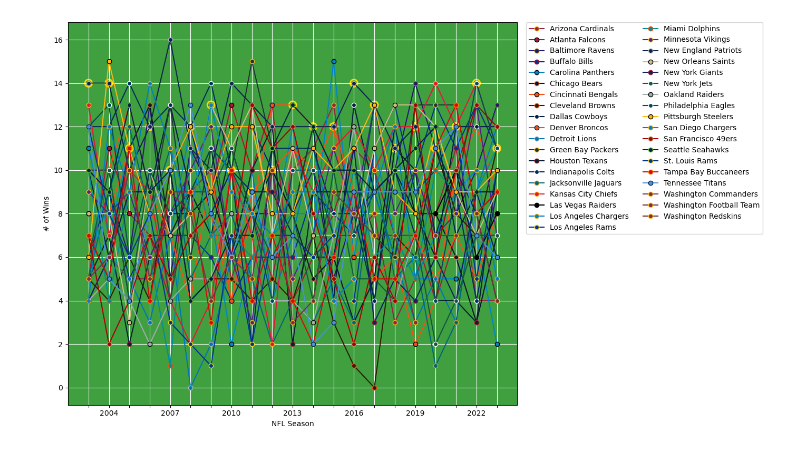
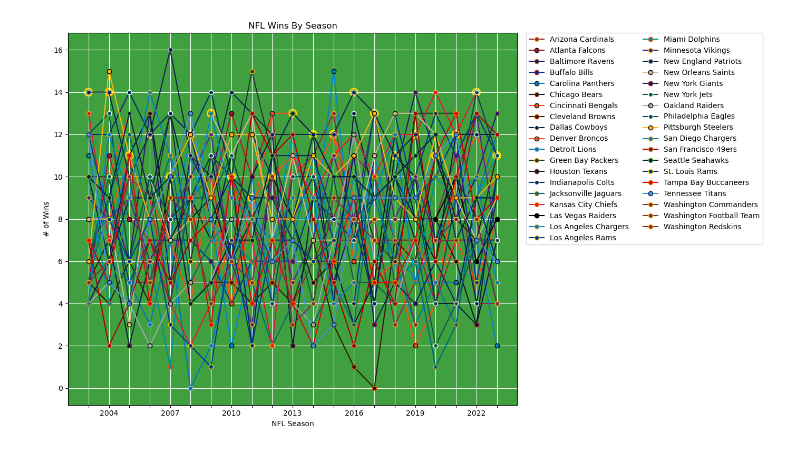
Before and after one commit to kjackson-20/KadenJ-INFSCI1520-Final-Project, a Jupyter notebook: KGJ8-INFSCI-1520-Final-Visualization.ipynb, the cells around one changed output. Drawn from its saved outputs; the diff is of its cells as text; code cells hidden in the pictures.

```diff
--- a/KGJ8-INFSCI-1520-Final-Visualization.ipynb
+++ b/KGJ8-INFSCI-1520-Final-Visualization.ipynb
@@ -132,31 +132,32 @@ def plot_teams(data, ax):
             ax.plot(data.index, data[team], marker='o', color=primary_color, label=team, markeredgecolor=outline_color)
             plotted_teams.add(team)
             if team in super_bowl_winners.values():
                 winner_years = [year for year, winner in super_bowl_winners.items() if winner == team]
                 for year in winner_years:
                     wins = data.loc[year, team]
                     ax.scatter(year, wins, marker='o', color='none', edgecolors='gold', s=100, linewidths=2)
 
     # added the legend outside of the graph
     ax.legend(loc='upper left', bbox_to_anchor=(1.02, 1), borderaxespad=0, ncol=2)
 
      # I decided to make the background white and grid lines white as to mimic an actual football field
     ax.grid(True, color='white')
     ax.set_facecolor((0, 0.5019607843137255, 0, 0.75))
 
     # I then set the axis labels and tick positions
     ax.set_xticks(range(2003, 2024))
     ax.set_xticklabels([str(year) if year % 3 == 0 else '' for year in range(2003, 2024)])
     ax.set_xlabel('NFL Season')
     ax.set_ylabel('# of Wins')
 
 
 # And this is the code to actually plot the graph
 fig, ax = plt.subplots(figsize=(14, 8))
 plot_teams(yearly_wins, ax)
+ax.set_title('NFL Wins By Season')
 plt.tight_layout()
 #savefig method is to save and export the final result to get as a .png file
 plt.savefig('INFSCI_1520_Final_ForReal.png')
 plt.show()
 # %% [output]
-[figure, old version]
+[figure, new version]
```
